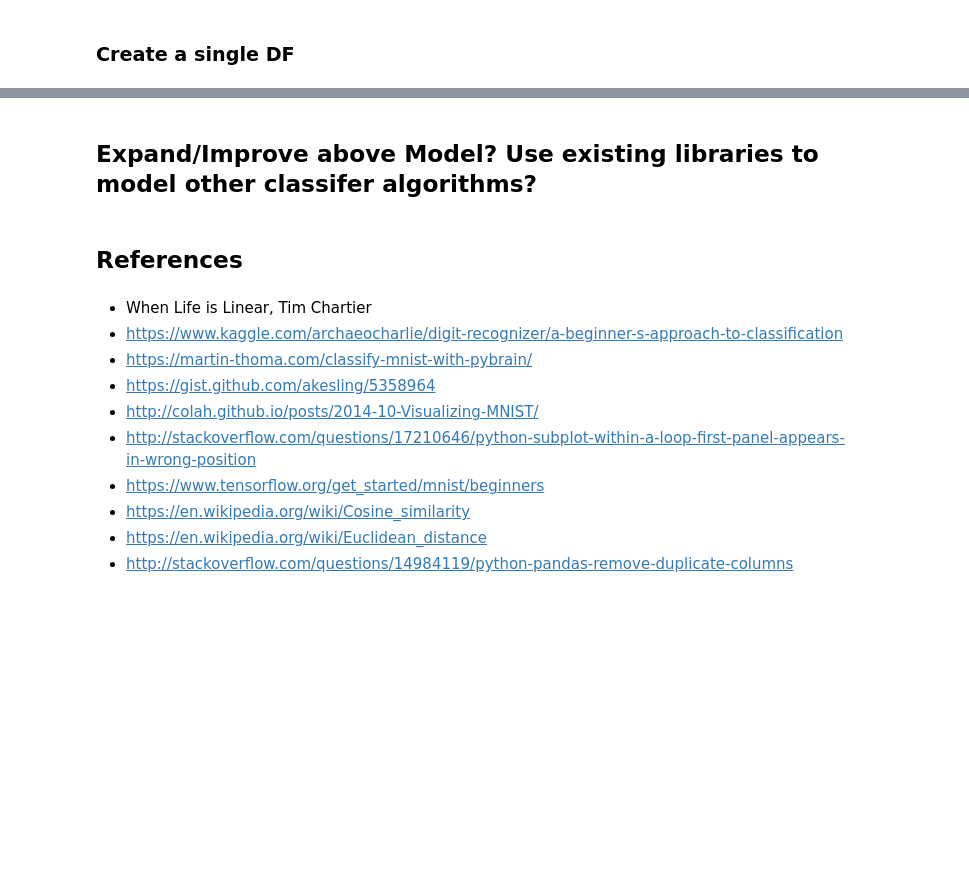
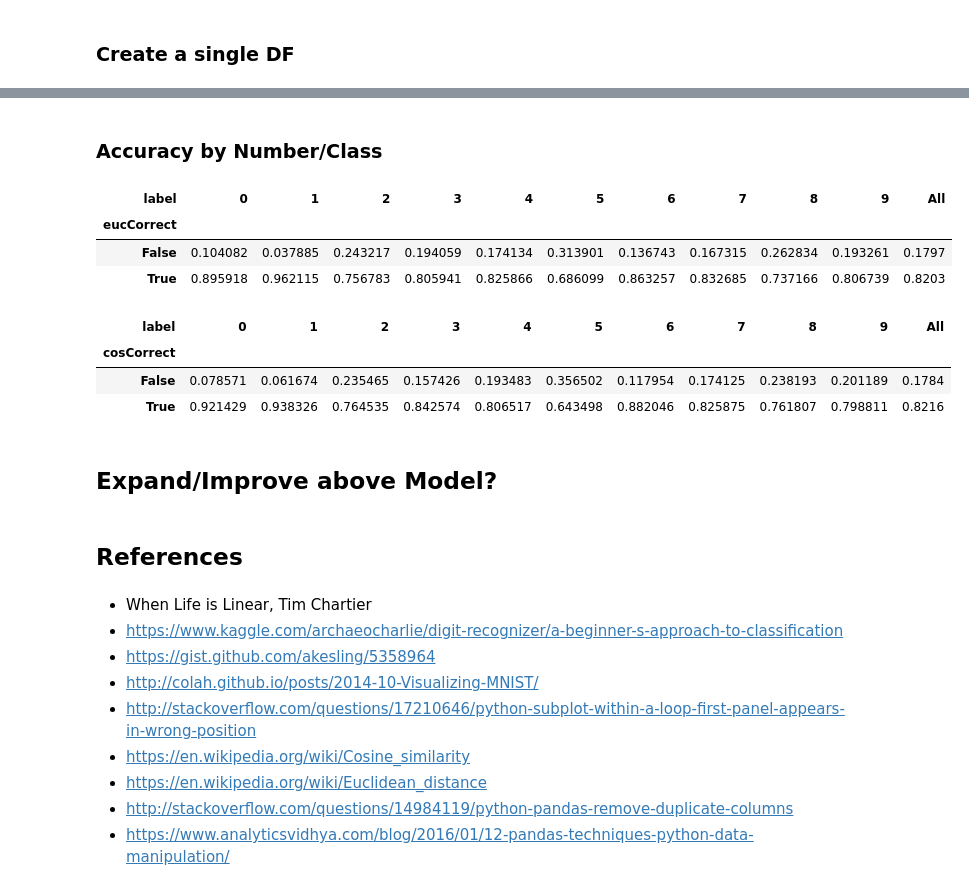
Before and after one commit to wwells/CUNY_DATA_602, a Jupyter notebook: FinalProject_MNIST/MNIST_Classifier_ww602_FP.ipynb, the cells around one changed output, grey strips where cells are left out. Cells and saved outputs as stored; diff of their text form; code cells hidden in the pictures; blank space fills up the shorter version.

```diff
--- a/FinalProject_MNIST/MNIST_Classifier_ww602_FP.ipynb
+++ b/FinalProject_MNIST/MNIST_Classifier_ww602_FP.ipynb
@@ -321,15 +340,30 @@ finaldf.head(10)
+# %% [markdown]
+### Accuracy by Number/Class
+# %%
+pd.crosstab(finaldf["eucCorrect"], finaldf["label"],margins=True, normalize='columns')
+# %% [output]
+| label | 0 | 1 | 2 | 3 | 4 | 5 | 6 | 7 | 8 | 9 | All |
+| eucCorrect |  |  |  |  |  |  |  |  |  |  |  |
+| False | 0.104082 | 0.037885 | 0.243217 | 0.194059 | 0.174134 | 0.313901 | 0.136743 | 0.167315 | 0.262834 | 0.193261 | 0.1797 |
+| True | 0.895918 | 0.962115 | 0.756783 | 0.805941 | 0.825866 | 0.686099 | 0.863257 | 0.832685 | 0.737166 | 0.806739 | 0.8203 |
+# %%
+pd.crosstab(finaldf["cosCorrect"], finaldf["label"],margins=True, normalize='columns')
+# %% [output]
+| label | 0 | 1 | 2 | 3 | 4 | 5 | 6 | 7 | 8 | 9 | All |
+| cosCorrect |  |  |  |  |  |  |  |  |  |  |  |
+| False | 0.078571 | 0.061674 | 0.235465 | 0.157426 | 0.193483 | 0.356502 | 0.117954 | 0.174125 | 0.238193 | 0.201189 | 0.1784 |
+| True | 0.921429 | 0.938326 | 0.764535 | 0.842574 | 0.806517 | 0.643498 | 0.882046 | 0.825875 | 0.761807 | 0.798811 | 0.8216 |
 # %% [markdown]
-## Expand/Improve above Model?   Use existing libraries to model other classifer algorithms?
+## Expand/Improve above Model?
 # %% [markdown]
 ## References
 # %% [markdown]
 * When Life is Linear, Tim Chartier
 * https://www.kaggle.com/archaeocharlie/digit-recognizer/a-beginner-s-approach-to-classification
-* https://martin-thoma.com/classify-mnist-with-pybrain/
 * https://gist.github.com/akesling/5358964
 * http://colah.github.io/posts/2014-10-Visualizing-MNIST/
 * http://stackoverflow.com/questions/17210646/python-subplot-within-a-loop-first-panel-appears-in-wrong-position
-* https://www.tensorflow.org/get_started/mnist/beginners
 * https://en.wikipedia.org/wiki/Cosine_similarity
 * https://en.wikipedia.org/wiki/Euclidean_distance
 * http://stackoverflow.com/questions/14984119/python-pandas-remove-duplicate-columns
+* https://www.analyticsvidhya.com/blog/2016/01/12-pandas-techniques-python-data-manipulation/
```
Also changed, not shown: parts of 4 cells of this notebook.
